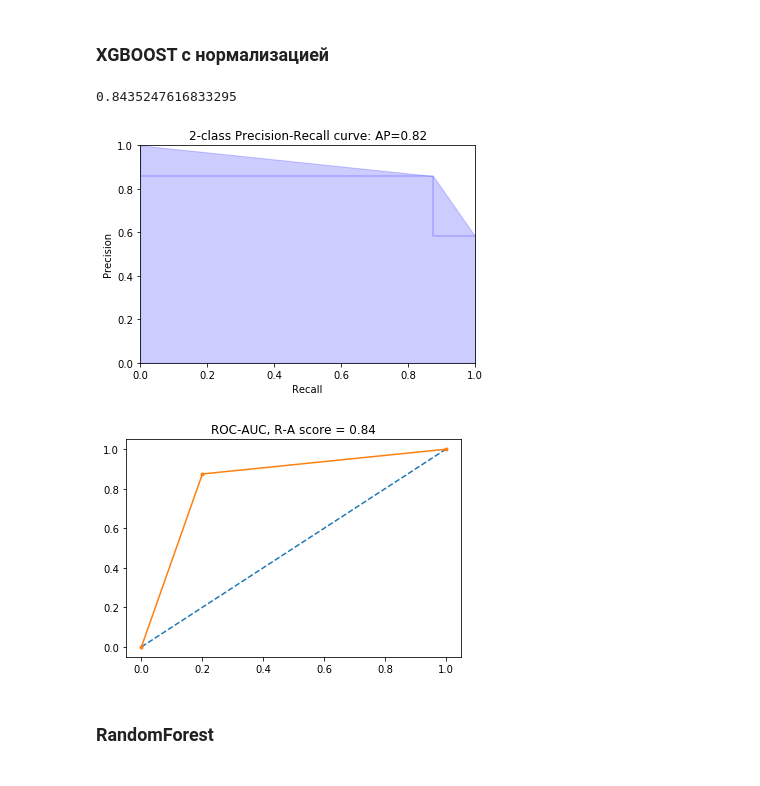
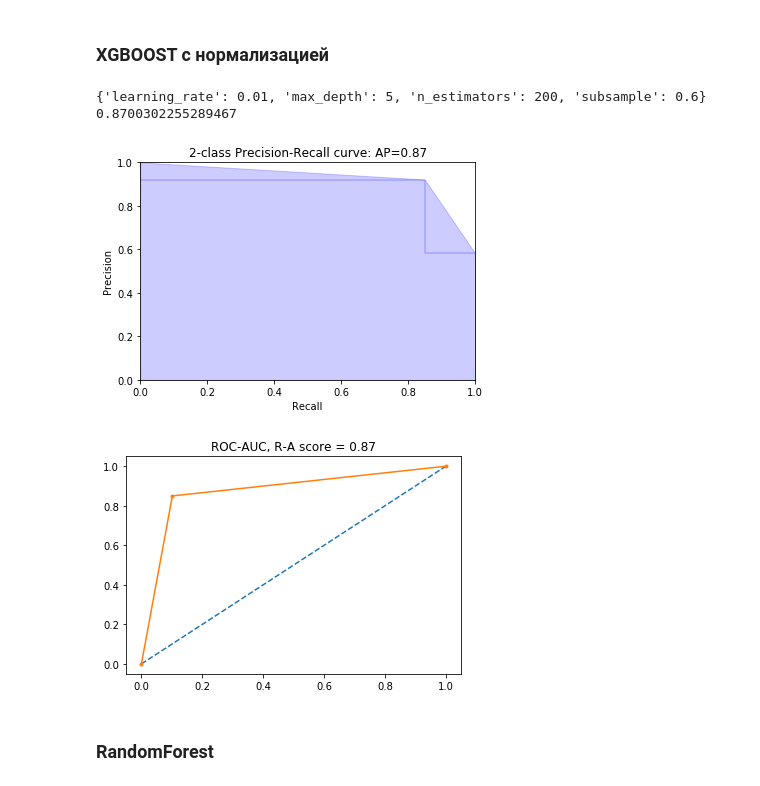
Before and after one commit to Malik1998/AbbyyMainProblemsOfDocumentsProcessing, a Jupyter notebook: ex2/Untitled.ipynb, the cells around one changed output. Saved outputs shown, nothing was run; the diff lists cells and outputs as text; code cells hidden in the pictures.

```diff
--- a/ex2/Untitled.ipynb
+++ b/ex2/Untitled.ipynb
@@ -388,8 +390,10 @@ drawResults(clf, X_test1, y_test)
 # %%
 import xgboost as xgb
 
-cl = xgb.XGBClassifier(learning_rate=0.01, n_estimators=100, max_depth=3, subsample=0.8, colsample_bytree=1, gamma=1)
-
-cl.fit(X_train, y_train)
-print(accuracy_score(y_test, cl.predict(X_test)))
+cl = xgb.XGBClassifier(learning_rate=0.01, n_estimators=100, max_depth=3, subsample=0.8)
+parameters = {'n_estimators':[50, 100, 150, 200], 'max_depth': [3, 5],  'subsample':[0.6, 0.8, 0.9], 'learning_rate': [0.001, 0.01]}
+clf = GridSearchCV(cl, parameters, cv=5)
+clf.fit(X_train, y_train)
+print(clf.best_params_)
+print(accuracy_score(y_test, clf.predict(X_test)))
 # %% [output]
@@ -404,16 +409,20 @@ drawResults(cl, X_test, y_test)
 # %%
 import xgboost as xgb
 
-cl = xgb.XGBClassifier(learning_rate=0.01, n_estimators=100, max_depth=3, subsample=0.8, colsample_bytree=1, gamma=1)
+cl = xgb.XGBClassifier(learning_rate=0.01, n_estimators=100, max_depth=3, subsample=0.8)
+parameters = {'n_estimators':[50, 100, 150, 200], 'max_depth': [3, 5],  'subsample':[0.6, 0.8, 0.9], 'learning_rate': [0.001, 0.01]}
+clf = GridSearchCV(cl, parameters, cv=5)
+clf.fit(X_train1, y_train)
+print(clf.best_params_)
 
-cl.fit(X_train1, y_train)
-print(accuracy_score(y_test, cl.predict(X_test1)))
+print(accuracy_score(y_test, clf.predict(X_test1)))
 
-drawResults(cl, X_test1, y_test)
+drawResults(clf, X_test1, y_test)
 # %% [output]
-0.8435247616833295
+{'learning_rate': 0.01, 'max_depth': 5, 'n_estimators': 200, 'subsample': 0.6}
+0.8700302255289467
-[figure, old version]
+[figure, new version]
-[figure, old version]
+[figure, new version]
 # %% [markdown]
 ### RandomForest ###
 # %%
```
Also changed, not shown: parts of 22 cells of this notebook, 2 other files.
